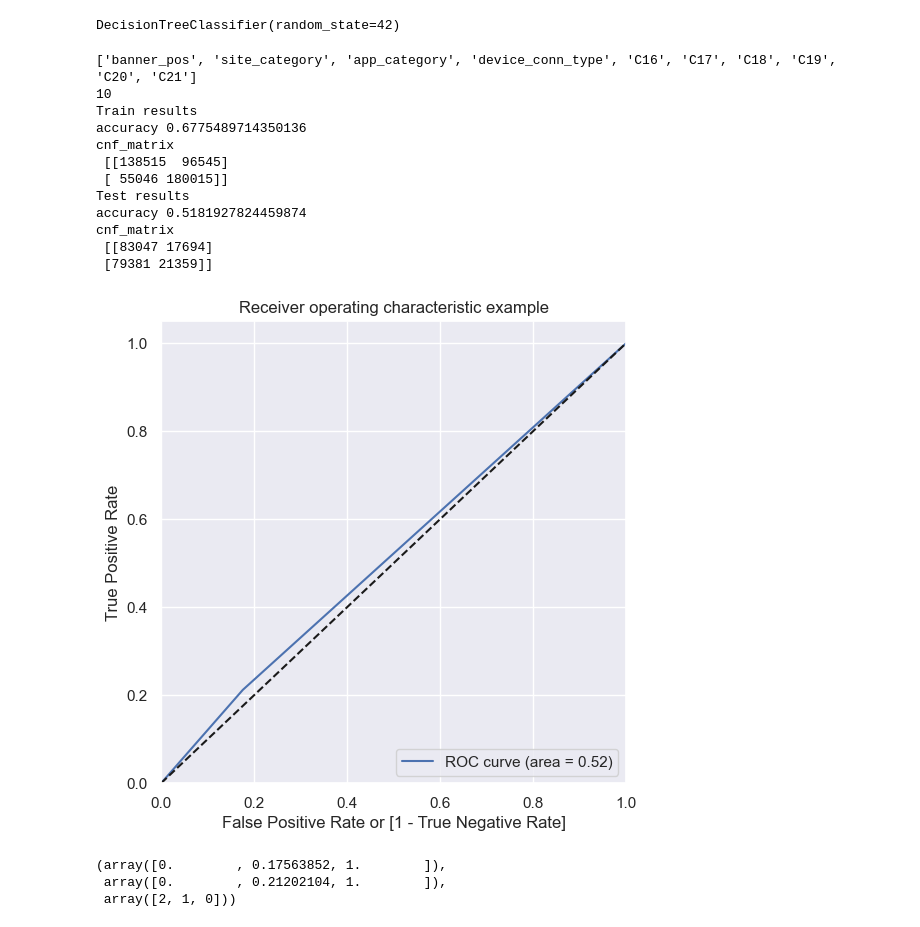
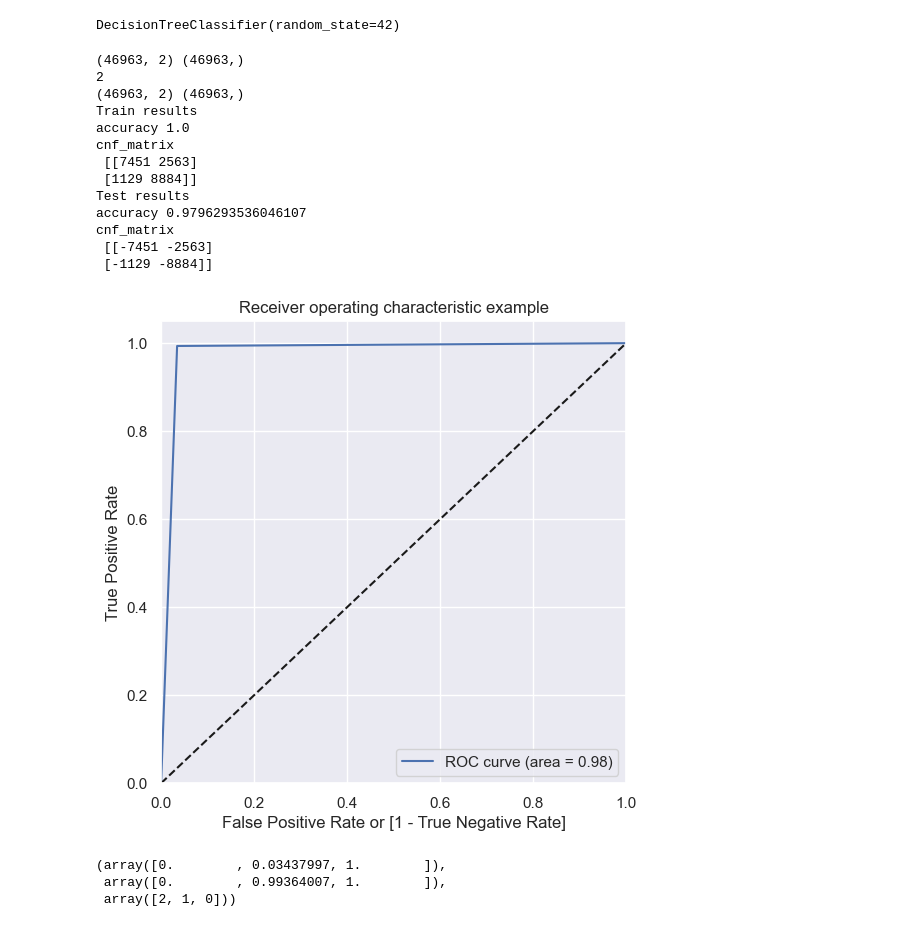
Before and after one commit to D1ffic00lt/ai-algorithms, a Jupyter notebook: ctr/ctr.ipynb, the cells around one changed output. Cells and saved outputs as stored; diff of their text form; code cells hidden in the pictures.

```diff
--- a/ctr/ctr.ipynb
+++ b/ctr/ctr.ipynb
@@ -361,3 +211,14 @@ Resampled dataset shape Counter({1: 335801, 0: 335801})
+# %%
+data_feature.drop(['C14', 'C1'], axis=1, inplace=True)
+# %%
+X = data_feature.drop(['y'], axis=1)
+y = data_feature['y']
+# %%
+target_encoder = ce.TargetEncoder()
+X = target_encoder.fit_transform(X, y)
+# %%
+random_sample = RandomOverSampler()
+x_new, y_new = random_sample.fit_resample(X, y)
 # %%
 X_train, X_test, y_train, y_test = train_test_split(x_new, y_new, stratify= y_new, test_size= 0.3, random_state= 42)
 # %%
@@ -404,38 +270,43 @@ dt_tree.fit(X_train[rf_cols], y_train)
 # %% [output]
 DecisionTreeClassifier(random_state=42)
 # %%
-print(rf_cols)
-X_train = X_train[rf_cols]
+print(X_train[rf_cols].shape, y_train.shape)
+X_train = X_train[rf_cols].copy()
+X_test[X_test.columns] = scaler.transform(X_test)
 X_test = X_test[rf_cols]
+
 print(len(rf_cols))
+print(X_train.shape, y_train.shape)
+
 predict_rf = dt_tree.predict(X_train)
 predict_rf_test = dt_tree.predict(X_test)
 
-accuracy, cnf_matrix = model_eval(dt_tree, X_train, y_train)
+accuracy, cnf_matrix = eval_model(dt_tree, X_train, y_train)
 print("Train results")
 print("accuracy",accuracy)
 print("cnf_matrix \n",cnf_matrix)
 
-accuracy, cnf_matrix = model_eval(dt_tree, X_test, y_test)
+accuracy, cnf_matrix = eval_model(dt_tree, X_test, y_test)
 print("Test results")
 print("accuracy",accuracy)
 print("cnf_matrix \n",cnf_matrix)
 
 draw_roc(dt_tree, X_test, y_test)
 # %% [output]
-['banner_pos', 'site_category', 'app_category', 'device_conn_type', 'C16', 'C17', 'C18', 'C19', 'C20', 'C21']
-10
+(46963, 2) (46963,)
+2
+(46963, 2) (46963,)
 Train results
-accuracy 0.6775489714350136
+accuracy 1.0
 cnf_matrix
- [[138515  96545]
- [ 55046 180015]]
+ [[7451 2563]
+ [1129 8884]]
 Test results
-accuracy 0.5181927824459874
+accuracy 0.9796293536046107
 cnf_matrix
- [[83047 17694]
- [79381 21359]]
+ [[-7451 -2563]
+ [-1129 -8884]]
-[figure, old version]
+[figure, new version]
-(array([0.        , 0.17563852, 1.        ]),
- array([0.        , 0.21202104, 1.        ]),
+(array([0.        , 0.03437997, 1.        ]),
+ array([0.        , 0.99364007, 1.        ]),
  array([2, 1, 0]))
```
Also changed, not shown: parts of 72 cells of this notebook.
